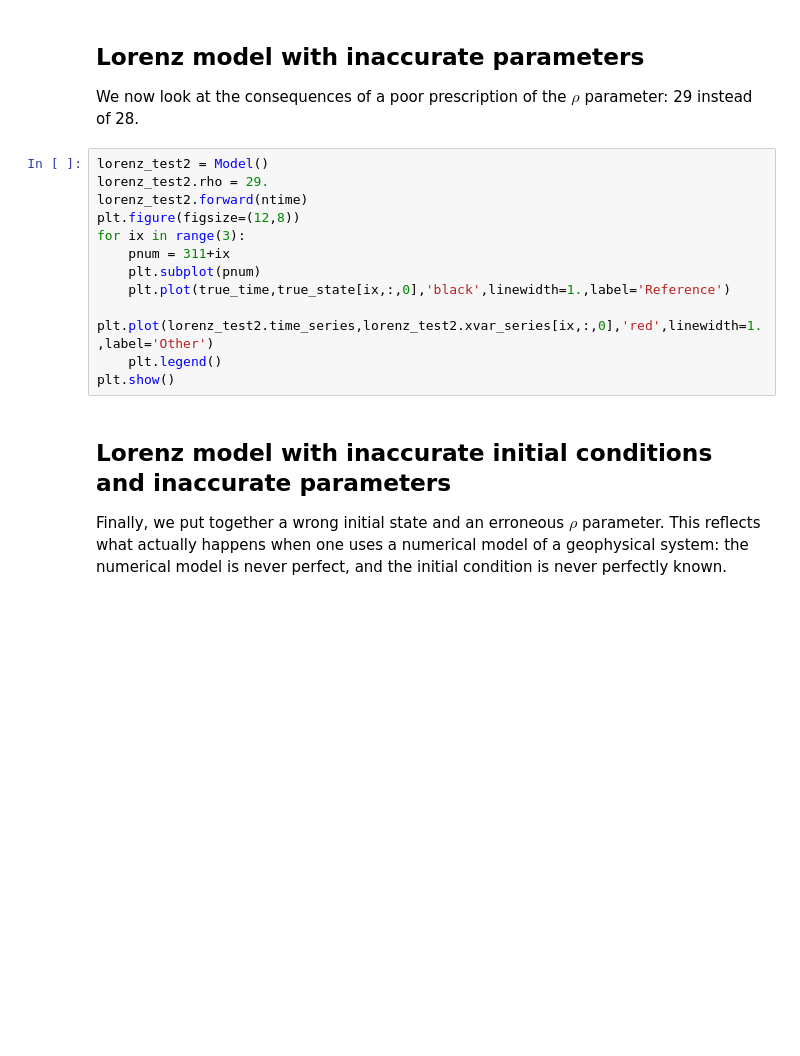
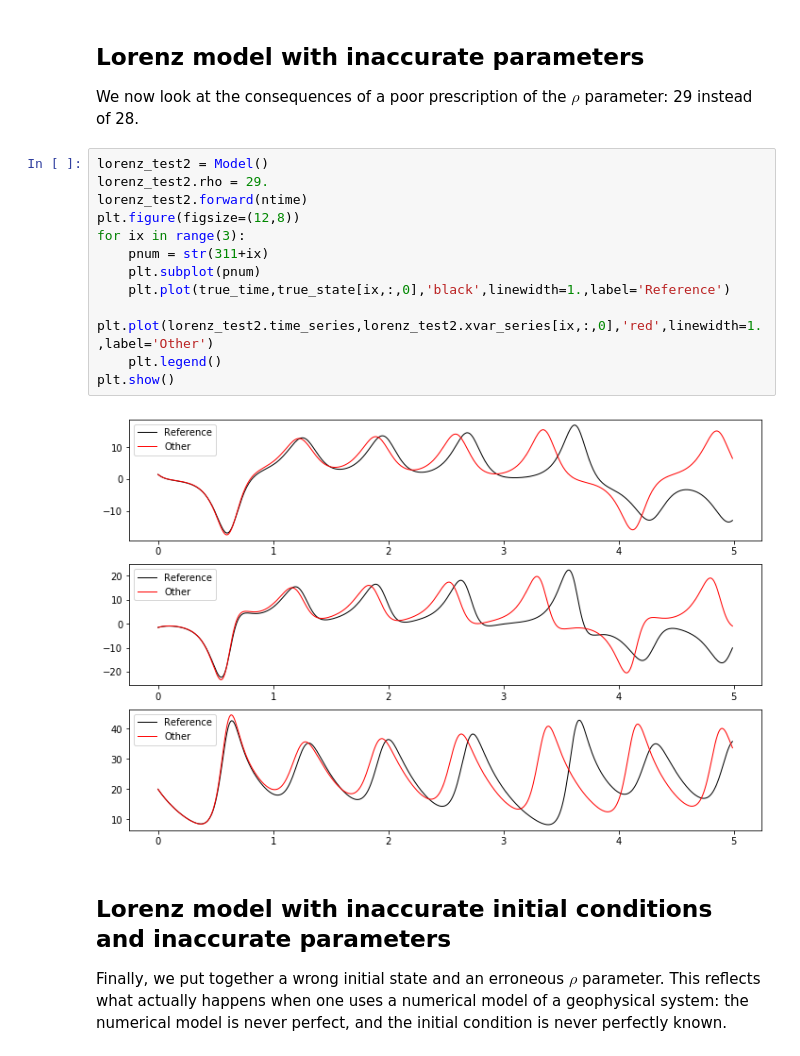
Before and after one commit to ecosme38/Data-Assimilation-Notebooks, a Jupyter notebook: Illustrate-EnKF-with-Lorenz63.ipynb, the cells around one changed output. Drawn from its saved outputs; the diff is of its cells as text; blank space fills up the shorter version.

```diff
--- a/Illustrate-EnKF-with-Lorenz63.ipynb
+++ b/Illustrate-EnKF-with-Lorenz63.ipynb
@@ -156,15 +155,17 @@ We now look at the consequences of a poor prescription of the $\rho$ parameter:
 # %%
 lorenz_test2 = Model()
 lorenz_test2.rho = 29.
 lorenz_test2.forward(ntime)
 plt.figure(figsize=(12,8))
 for ix in range(3):
-    pnum = 311+ix
+    pnum = str(311+ix)
     plt.subplot(pnum)
     plt.plot(true_time,true_state[ix,:,0],'black',linewidth=1.,label='Reference')
     plt.plot(lorenz_test2.time_series,lorenz_test2.xvar_series[ix,:,0],'red',linewidth=1.,label='Other')
     plt.legend()
 plt.show()
+# %% [output]
+[figure, added]
 # %% [markdown]
 ## Lorenz model with inaccurate initial conditions and inaccurate parameters
 Finally, we put together a wrong initial state and an erroneous $\rho$ parameter. This reflects what actually happens when one uses a numerical model of a geophysical system: the numerical model is never perfect, and the initial condition is never perfectly known.
```
Also changed, not shown: parts of 15 cells of this notebook.
